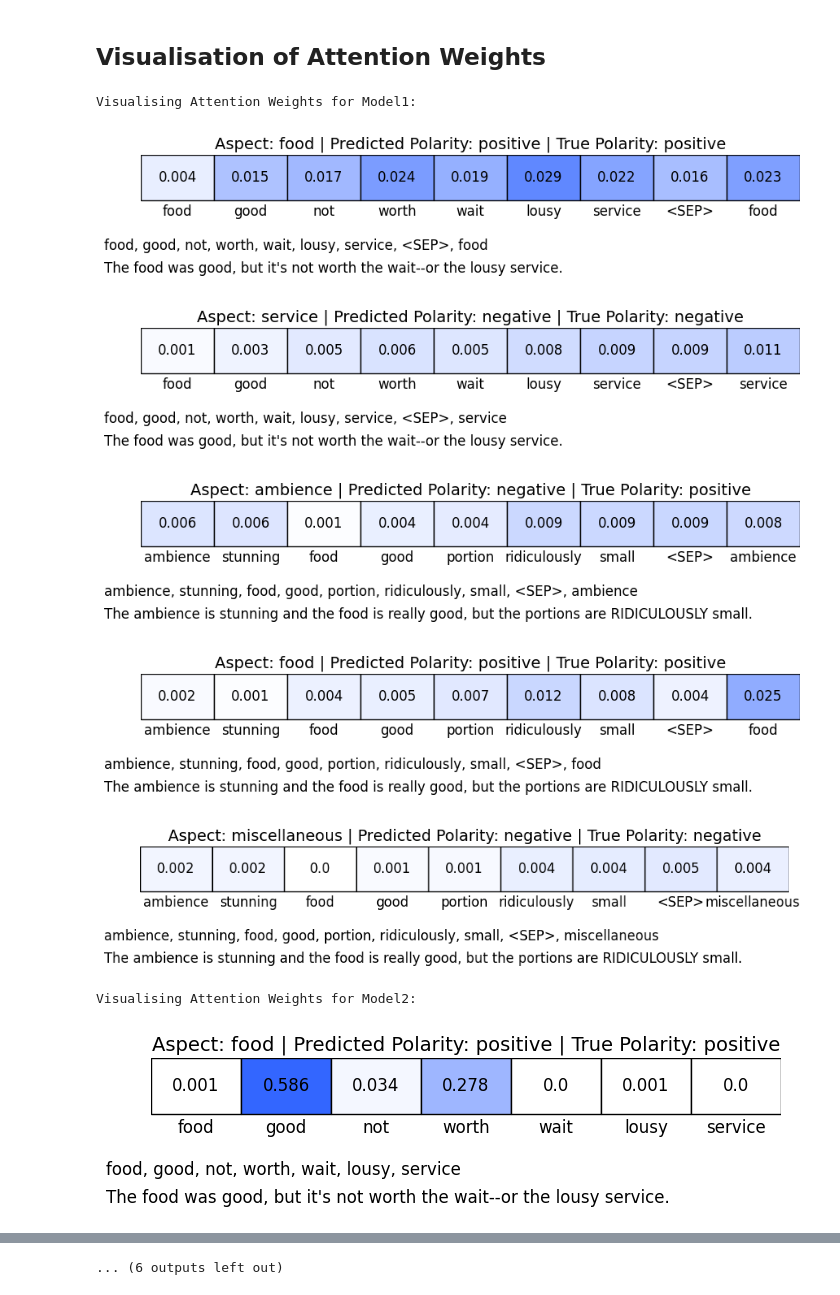
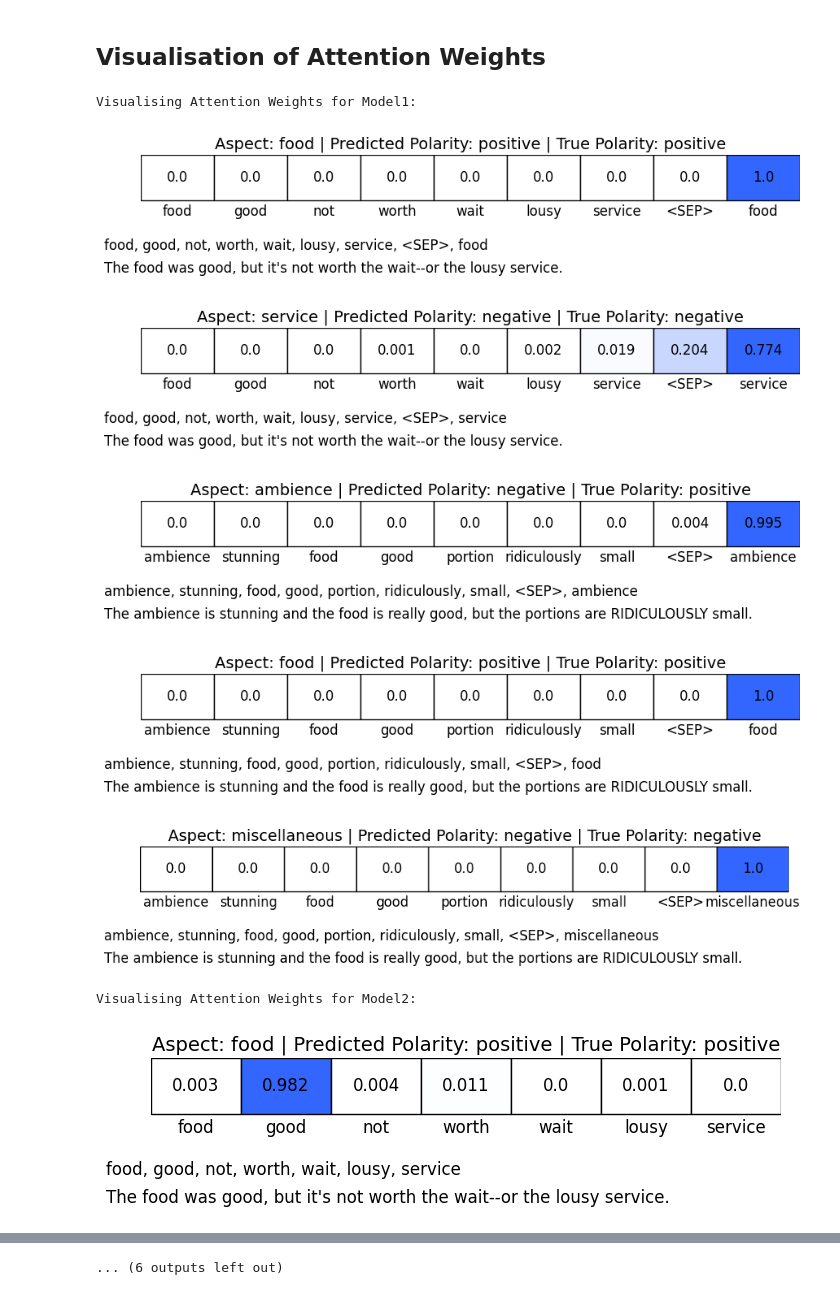
Before and after one commit to LisonLau/CITS4012-Project, a Jupyter notebook: CITS4012_10.ipynb, the cells around one changed output, grey strips where cells are left out. Drawn from its saved outputs; the diff is of its cells as text; code cells hidden in the pictures.

Commit message:
Remove padding attention and small change to aspect

```diff
--- a/CITS4012_10.ipynb
+++ b/CITS4012_10.ipynb
@@ -347,27 +350,30 @@ class LSTM(nn.Module):
         outputs, (hidden, cell) = self.lstm(sentence_embeddings)
         # outputs = [batch_size, seq_length, hidden_size]
         # hidden  = [num_layers=1, batch_size, hidden_size]
-        output, attn_weights = self.attention(outputs, hidden)
+        masking = (input==1)
+        output, attn_weights = self.attention(outputs, hidden, masking)
         return output, attn_weights
 
     # Attention mechanism
-    def attention(self, query, key):
+    def attention(self, query, key, masking):
         if self.attention_type == ATTN_NONE:            # No attention
             output = F.softmax(self.linear(key.squeeze()), dim=1)
             return output, _
         elif self.attention_type == ATTN_DOT:           # Dot product attention
-            attn_weights = torch.bmm(query, key.squeeze(0).unsqueeze(2))
+            attn_weights = torch.bmm(query, key.permute(1, 2, 0))
+            attn_weights.masked_fill_(masking.unsqueeze(2), float('-inf'))
             attn_weights = F.softmax(attn_weights.squeeze(2), dim=1)
         elif self.attention_type == ATTN_SCALE_DOT:     # Scaled dot product attention
             scale = 1.0 / np.sqrt(self.hidden_size)
-            attn_weights = torch.bmm(query, key.squeeze(0).unsqueeze(2)) * scale
+            attn_weights = torch.bmm(query, key.permute(1, 2, 0)) * scale
             attn_weights = F.softmax(attn_weights.squeeze(2), dim=1)
         elif self.attention_type == ATTN_COSINE:        # Cosine similarity attention
             query_norm = query / torch.norm(query, dim=0)
             key_norm = key / torch.norm(key.T, dim=0)
             norm_product = torch.bmm(query_norm, key_norm.permute(1, 2, 0))
             attn_weights = F.softmax(norm_product, dim=0).squeeze(2)
-        attn_output = torch.bmm(query.transpose(1, 2), attn_weights.unsqueeze(2)).squeeze(2)
+        # attn_output = torch.bmm(query.transpose(1, 2), attn_weights.unsqueeze(2)).squeeze(2)
+        attn_output = torch.bmm(attn_weights.unsqueeze(1), query).squeeze(1)
         concat_output = torch.cat((attn_output, key.squeeze(0)), dim=1)
         output = F.log_softmax(self.linear_attention(concat_output), dim=1)
         return output, attn_weights
@@ -441,23 +446,25 @@ class ATAELSTM(nn.Module):
         self.linear_concat = nn.Linear(self.hidden_size*2, self.hidden_size)
 
     # Attention mechanism
-    def attention(self, query, key):
+    def attention(self, query, key, masking):
         if self.attention_type == ATTN_NONE:            # No attention
             output = F.softmax(self.linear(key.squeeze()), dim=1)
             return output, _
         elif self.attention_type == ATTN_DOT:           # Dot product attention
-            attn_weights = torch.bmm(query, key.squeeze(0).unsqueeze(2))
+            attn_weights = torch.bmm(query, key.permute(1, 2, 0))
+            attn_weights.masked_fill_(masking.unsqueeze(2), float('-inf'))
             attn_weights = F.softmax(attn_weights.squeeze(2), dim=1)
         elif self.attention_type == ATTN_SCALE_DOT:     # Scaled dot product attention
             scale = 1.0 / np.sqrt(self.hidden_size)
-            attn_weights = torch.bmm(query, key.squeeze(0).unsqueeze(2)) * scale
+            attn_weights = torch.bmm(query, key.permute(1, 2, 0)) * scale
             attn_weights = F.softmax(attn_weights.squeeze(2), dim=1)
         elif self.attention_type == ATTN_COSINE:        # Cosine similarity attention
             query_norm = query / torch.norm(query, dim=0)
             key_norm = key / torch.norm(key.T, dim=0)
             norm_product = torch.bmm(query_norm, key_norm.permute(1, 2, 0))
             attn_weights = F.softmax(norm_product, dim=0).squeeze(2)
-        attn_output = torch.bmm(query.transpose(1, 2), attn_weights.unsqueeze(2)).squeeze(2)
+        # attn_output = torch.bmm(query.transpose(1, 2), attn_weights.unsqueeze(2)).squeeze(2)
+        attn_output = torch.bmm(attn_weights.unsqueeze(1), query).squeeze(1)
         concat_output = torch.cat((attn_output, key.squeeze(0)), dim=1)
         output = F.log_softmax(self.linear_attention(concat_output), dim=1)
         return output, attn_weights
@@ -465,18 +472,15 @@ class ATAELSTM(nn.Module):
     # Forward propagation
     def forward(self, input, aspect):
         sentence_embeddings = self.embedding(input)
-        aspect_embeddings = []
-        for batch in range(aspect.size(0)):
-            valid_length = (aspect[batch, :] != 0).sum()
-            aspect_embeddings.append(self.embedding(aspect[batch, :valid_length]).mean(dim=0).unsqueeze(dim=0))
-        aspect_embeddings = torch.cat(aspect_embeddings, dim=0) # [batch_size, hidden_size]
+        aspect_embeddings = self.embedding(aspect)
         e1 = sentence_embeddings
         e2 = aspect_embeddings.view(self.batch_size, 1, self.hidden_size).expand(self.batch_size, MAX_LENGTH, self.hidden_size)
         wv = torch.cat((e1, e2), dim=-1)
         outputs, (hidden, cell) = self.lstm(wv)
         outputs = torch.cat((outputs, e2), dim=-1)
         outputs = self.linear_concat(outputs)
-        output, attn_weights = self.attention(outputs, hidden)
+        masking = (input==1)
+        output, attn_weights = self.attention(outputs, hidden, masking)
         return output, attn_weights
 # %% [markdown]
 ## Helper Functions for Training
@@ -850,42 +851,42 @@ def prepare_custom_batch(model, indices, batch_size):
 
     custom_batch = DataLoader(
         data,
         batch_size=batch_size,
         shuffle=False,
         drop_last=True
     )
     return custom_batch
 
 # Function to visualise the attention weights for a sentence
-def visualise_sentence(model, reviews, indices, batch_size):
+def visualise_sentence(model, indices, batch_size):
+    reviews = [test_x[i] for i in indices]
     dataset = prepare_custom_batch(model, indices, batch_size)
     sentences, aspects, polarities = list(dataset)[0]
     words = [[idx_to_word[i] for i in sentence.tolist() if i != 1] for sentence in sentences[:5]]
     _, attn_weights, pred_polarities = evaluate_batch(model, sentences, aspects, polarities)
     weights = [w.tolist() for w in attn_weights[:5]]
     outputs = pred_polarities[:5]
     aspects = [idx_to_word[aspects[i].item()] for i in range(5)]
     targets = [idx_to_polarity[polarities[i].item()] for i in range(5)]
     for i in range(5):
         plot_attention(words[i], weights[i], reviews[i], aspects[i], outputs[i], targets[i])
 
 # Test sample instances
-reviews = [test_x[2], test_x[3], test_x[528], test_x[529], test_x[530]]
 indices = [2, 3, 528, 529, 530]
 
 # Visualise the attention weights for the sample instances
 print("Visualising Attention Weights for Model1:")
-visualise_sentence(model1, reviews, indices, batch_size)
+visualise_sentence(model1, indices, batch_size)
 print("Visualising Attention Weights for Model2:")
-visualise_sentence(model2, reviews, indices, batch_size)
+visualise_sentence(model2, indices, batch_size)
 print("Visualising Attention Weights for Model3:")
-visualise_sentence(model3, reviews, indices, batch_size)
+visualise_sentence(model3, indices, batch_size)
 # %% [output]
 Visualising Attention Weights for Model1:
-[figure, old version]
+[figure, new version]
-[figure, old version]
+[figure, new version]
-[figure, old version]
+[figure, new version]
-[figure, old version]
+[figure, new version]
-[figure, old version]
+[figure, new version]
 Visualising Attention Weights for Model2:
-[figure, old version]
+[figure, new version]
```
Also changed, not shown: parts of 12 cells of this notebook.
